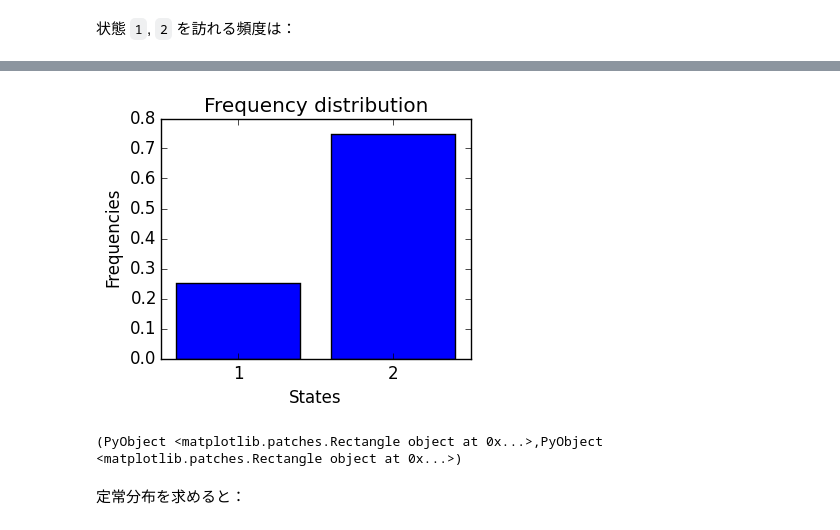
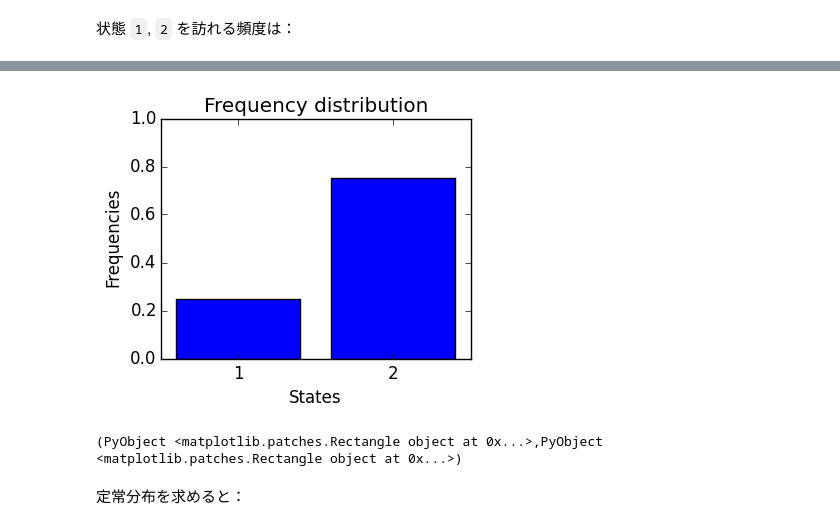
Before and after one commit to oyamad/presentations, a Jupyter notebook: JuliaTokyo04/markov_chain.ipynb, the cells around one changed output, grey strips where cells are left out. Cells and saved outputs as stored; diff of their text form; code cells hidden in the pictures.

```diff
--- a/JuliaTokyo04/markov_chain.ipynb
+++ b/JuliaTokyo04/markov_chain.ipynb
@@ -64,15 +63,16 @@ mean(s .== 1), mean(s .== 2)
 # %%
 fig, ax = subplots(figsize=(4,3))
 bins = [1:2]
 frequencies = [mean(s .== i) for i in bins]
 ax[:set_title]("Frequency distribution")
 ax[:set_xlabel]("States")
 ax[:set_ylabel]("Frequencies")
 ax[:set_xlim](bins[1]-0.5, bins[end]+0.5)
+ax[:set_ylim](0, 1)
 ax[:set_xticks](bins)
 bar(bins, frequencies, align="center")
 # %% [output]
-[figure, old version]
+[figure, new version]
 (PyObject <matplotlib.patches.Rectangle object at 0x...>,PyObject <matplotlib.patches.Rectangle object at 0x...>)
 # %% [markdown]
 定常分布を求めると：
```
Also changed, not shown: parts of 5 cells of this notebook, 1 other file.
